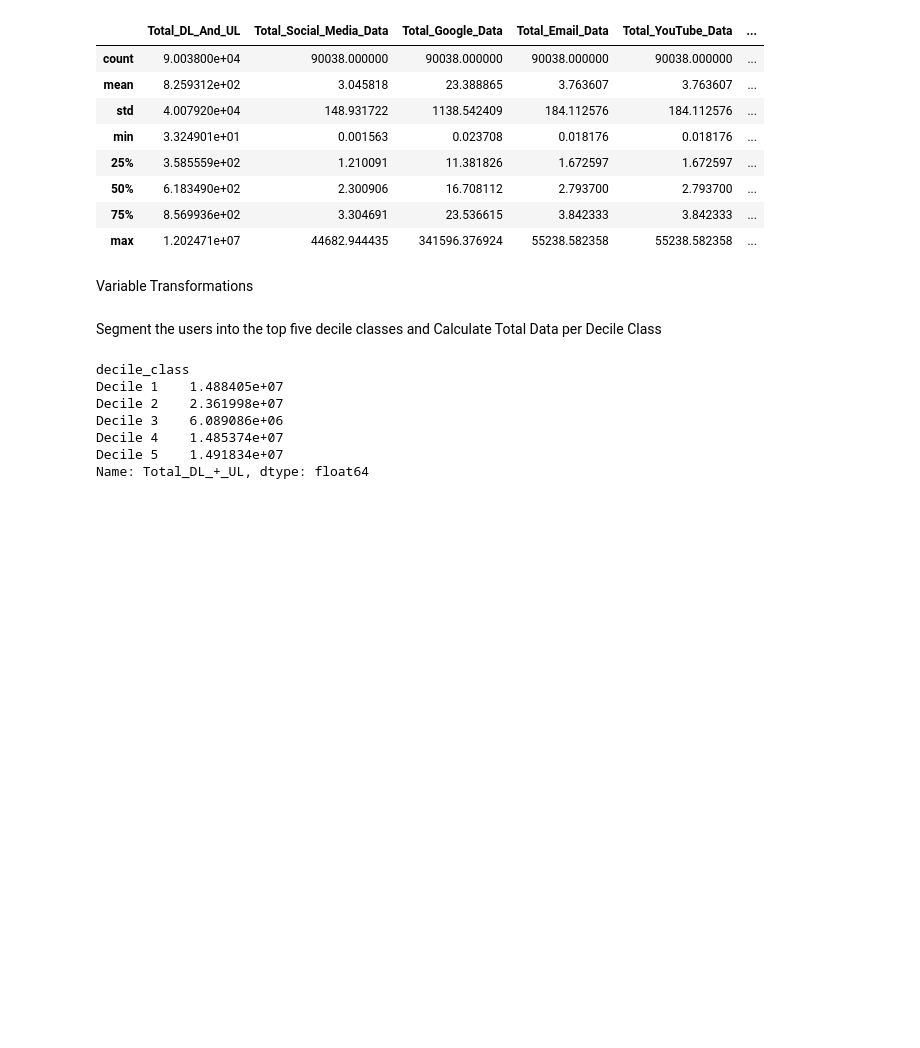
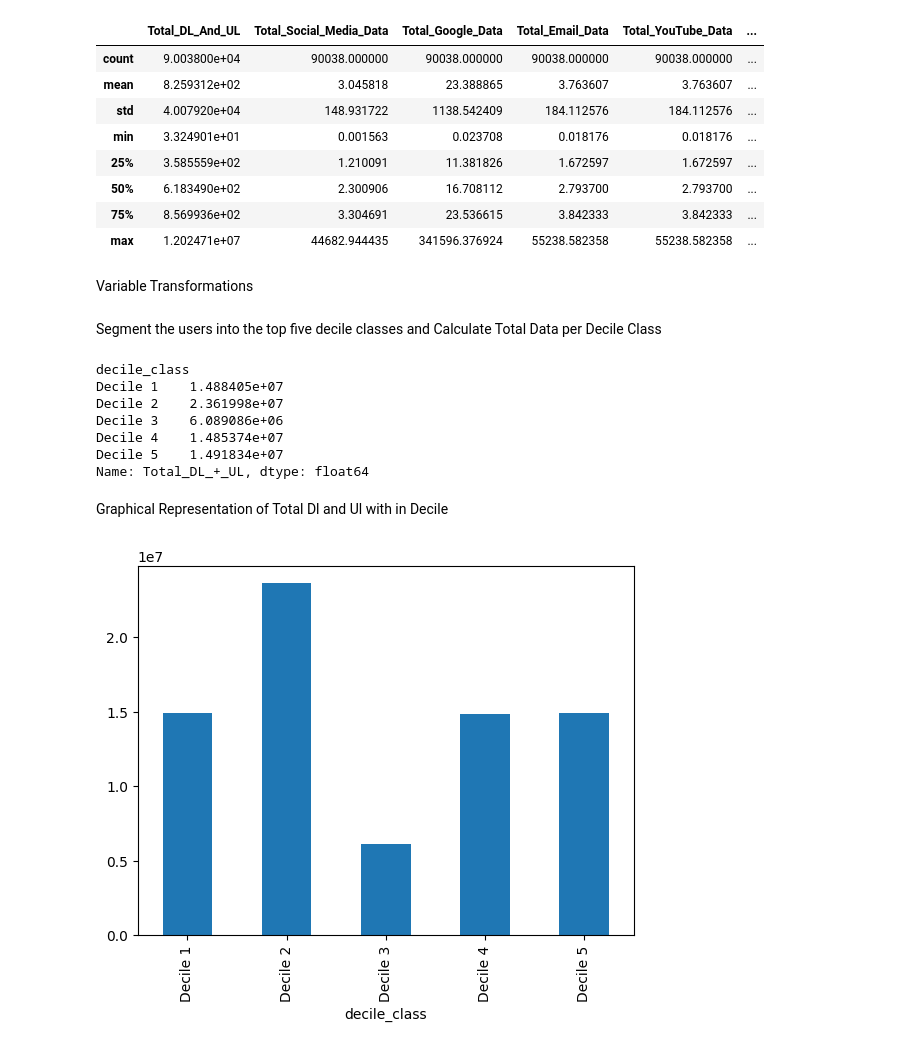
Before and after one commit to hanaDemma/TellCo-Telecom-Analysis-Week-2, a Jupyter notebook: notebooks/telecom_data_analysis.ipynb, the cells around one changed output. Cells and saved outputs as stored; diff of their text form; code cells hidden in the pictures; blank space fills up the shorter version.

```diff
--- a/notebooks/telecom_data_analysis.ipynb
+++ b/notebooks/telecom_data_analysis.ipynb
@@ -391,3 +391,10 @@ Decile 3    6.089086e+06
 Decile 4    1.485374e+07
 Decile 5    1.491834e+07
 Name: Total_DL_+_UL, dtype: float64
+# %% [markdown]
+Graphical Representation of Total Dl and Ul with in Decile
+# %%
+total_data_per_decile.plot(kind='bar')
+plt.show()
+# %% [output]
+[figure, added]
```
Also changed, not shown: parts of 1 cell of this notebook.
